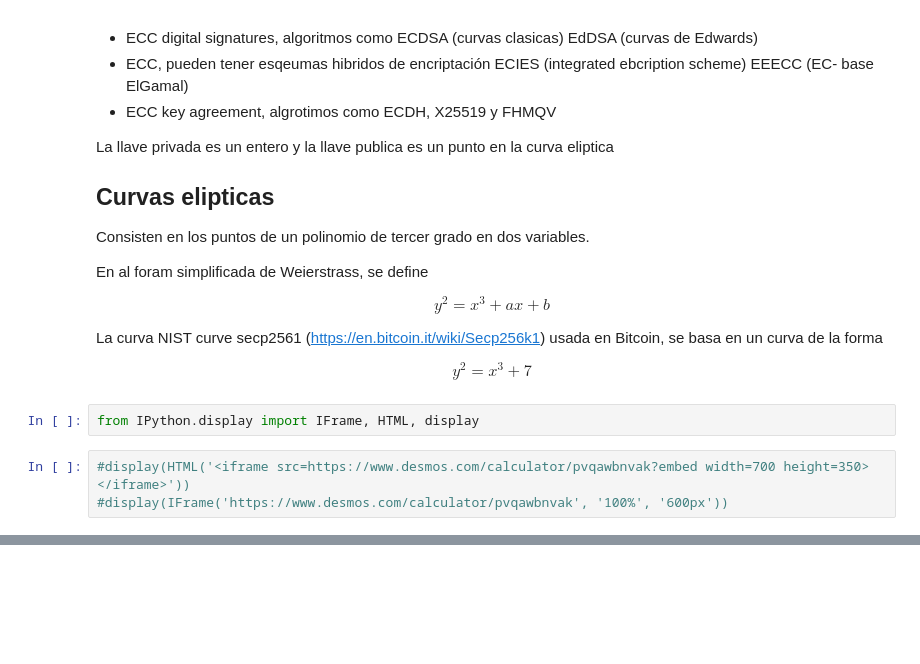
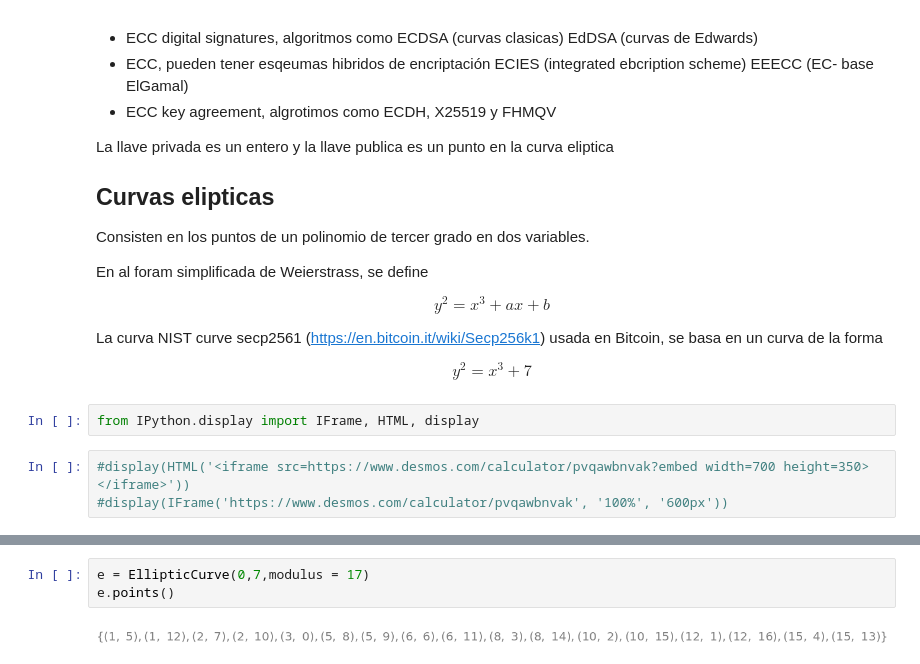
Before and after one commit to rafneta/MA2006B, a Jupyter notebook: NotasI.ipynb, the cells around one changed output, grey strips where cells are left out. Saved outputs shown, nothing was run; the diff lists cells and outputs as text; blank space fills up the shorter version.

```diff
--- a/NotasI.ipynb
+++ b/NotasI.ipynb
@@ -2368,0 +2379,5 @@ IFrame('https://www.desmos.com/calculator/pvqawbnvak', width=700, height=350)
+# %%
+e = EllipticCurve(0,7,modulus = 17)
+e.points()
+# %% [output]
+[figure, added]
```
Also changed, not shown: parts of 38 cells of this notebook, 2 other files.
